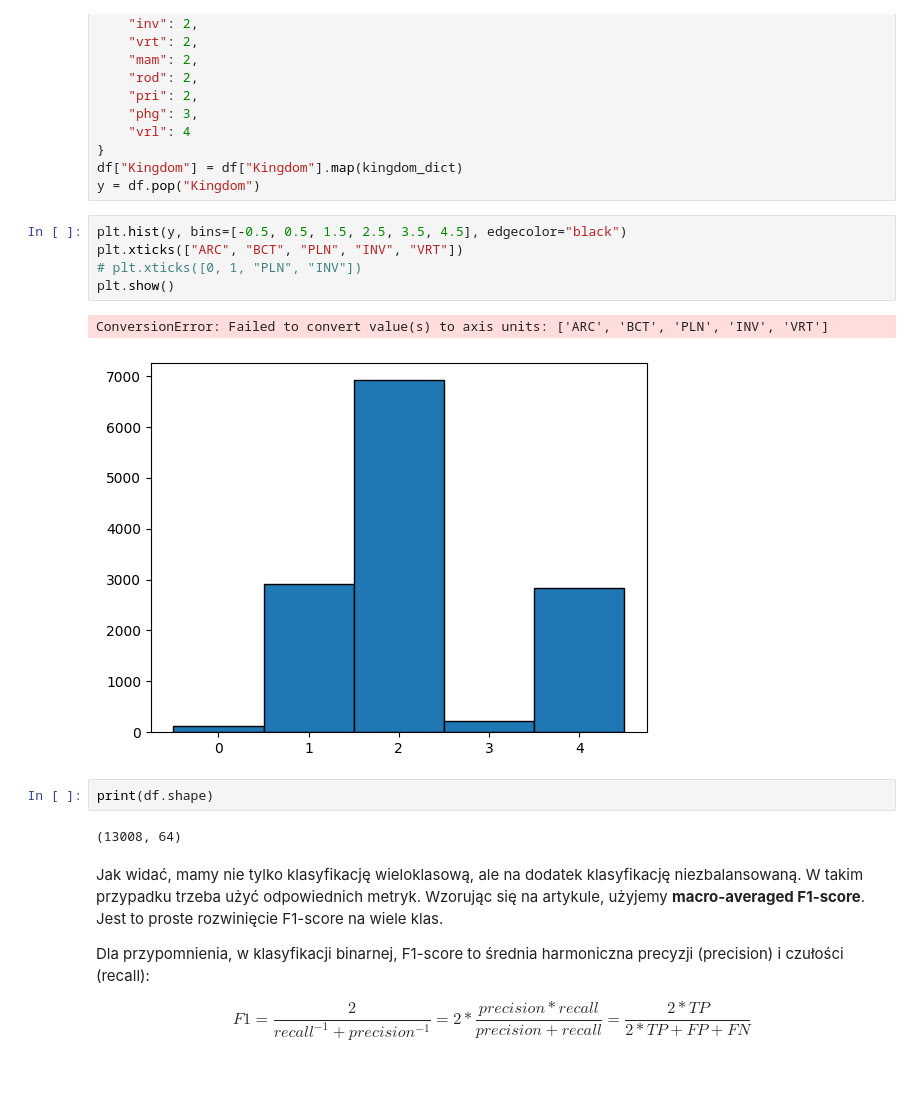
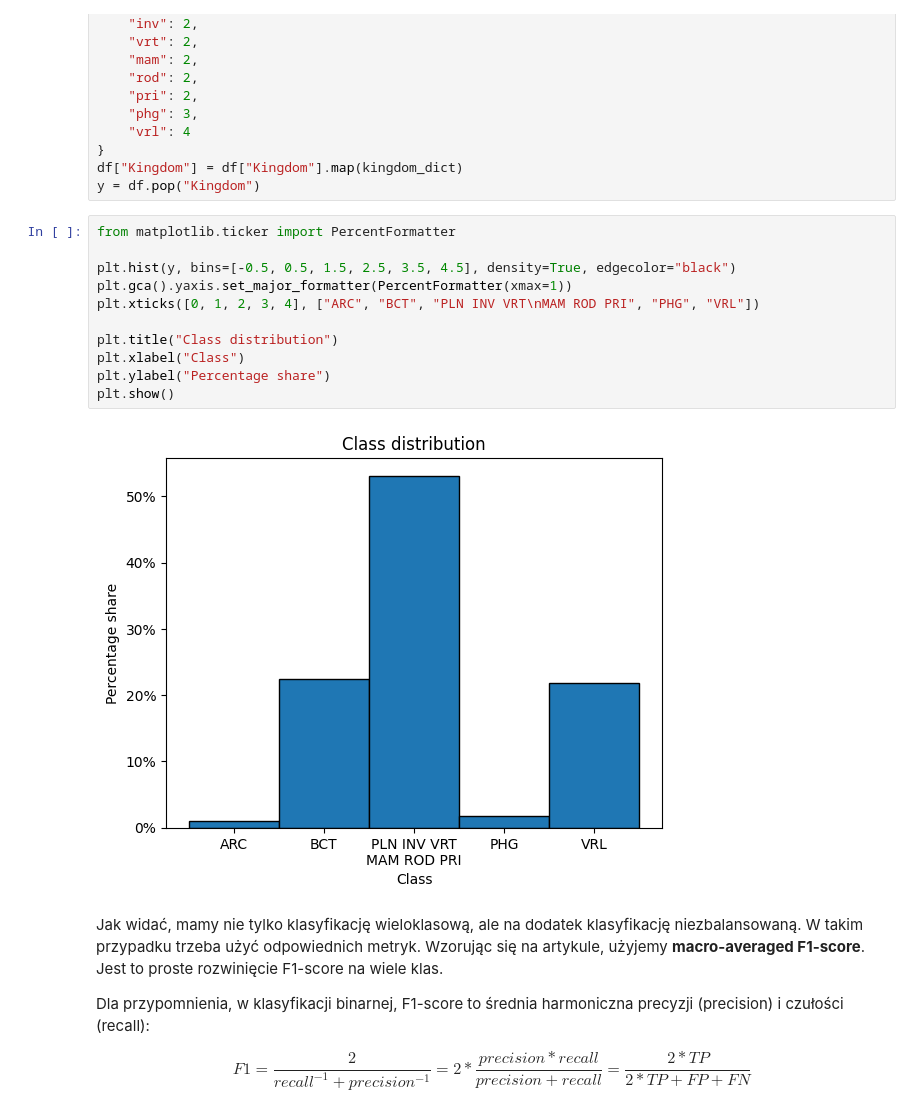
Before and after one commit to mpodmokly/podstawy-uczenia-maszynowego-24-25, a Jupyter notebook: lab2/notebook.ipynb, the cells around one changed output. Saved outputs shown, nothing was run; the diff lists cells and outputs as text; blank space fills up the shorter version.

Commit message:
class distribution chart

```diff
--- a/lab2/notebook.ipynb
+++ b/lab2/notebook.ipynb
@@ -146,17 +146,18 @@ kingdom_dict = {
 df["Kingdom"] = df["Kingdom"].map(kingdom_dict)
 y = df.pop("Kingdom")
 # %%
-plt.hist(y, bins=[-0.5, 0.5, 1.5, 2.5, 3.5, 4.5], edgecolor="black")
-plt.xticks(["ARC", "BCT", "PLN", "INV", "VRT"])
-# plt.xticks([0, 1, "PLN", "INV"])
+from matplotlib.ticker import PercentFormatter
+
+plt.hist(y, bins=[-0.5, 0.5, 1.5, 2.5, 3.5, 4.5], density=True, edgecolor="black")
+plt.gca().yaxis.set_major_formatter(PercentFormatter(xmax=1))
+plt.xticks([0, 1, 2, 3, 4], ["ARC", "BCT", "PLN INV VRT\nMAM ROD PRI", "PHG", "VRL"])
+
+plt.title("Class distribution")
+plt.xlabel("Class")
+plt.ylabel("Percentage share")
 plt.show()
 # %% [output]
-ConversionError: Failed to convert value(s) to axis units: ['ARC', 'BCT', 'PLN', 'INV', 'VRT']
-[figure, old version]
+[figure, new version]
-# %%
-print(df.shape)
-# %% [output]
-(13008, 64)
 # %% [markdown]
 Jak widać, mamy nie tylko klasyfikację wieloklasową, ale na dodatek klasyfikację niezbalansowaną. W takim przypadku trzeba użyć odpowiednich metryk. Wzorując się na artykule, użyjemy **macro-averaged F1-score**. Jest to proste rozwinięcie F1-score na wiele klas.
 
```
